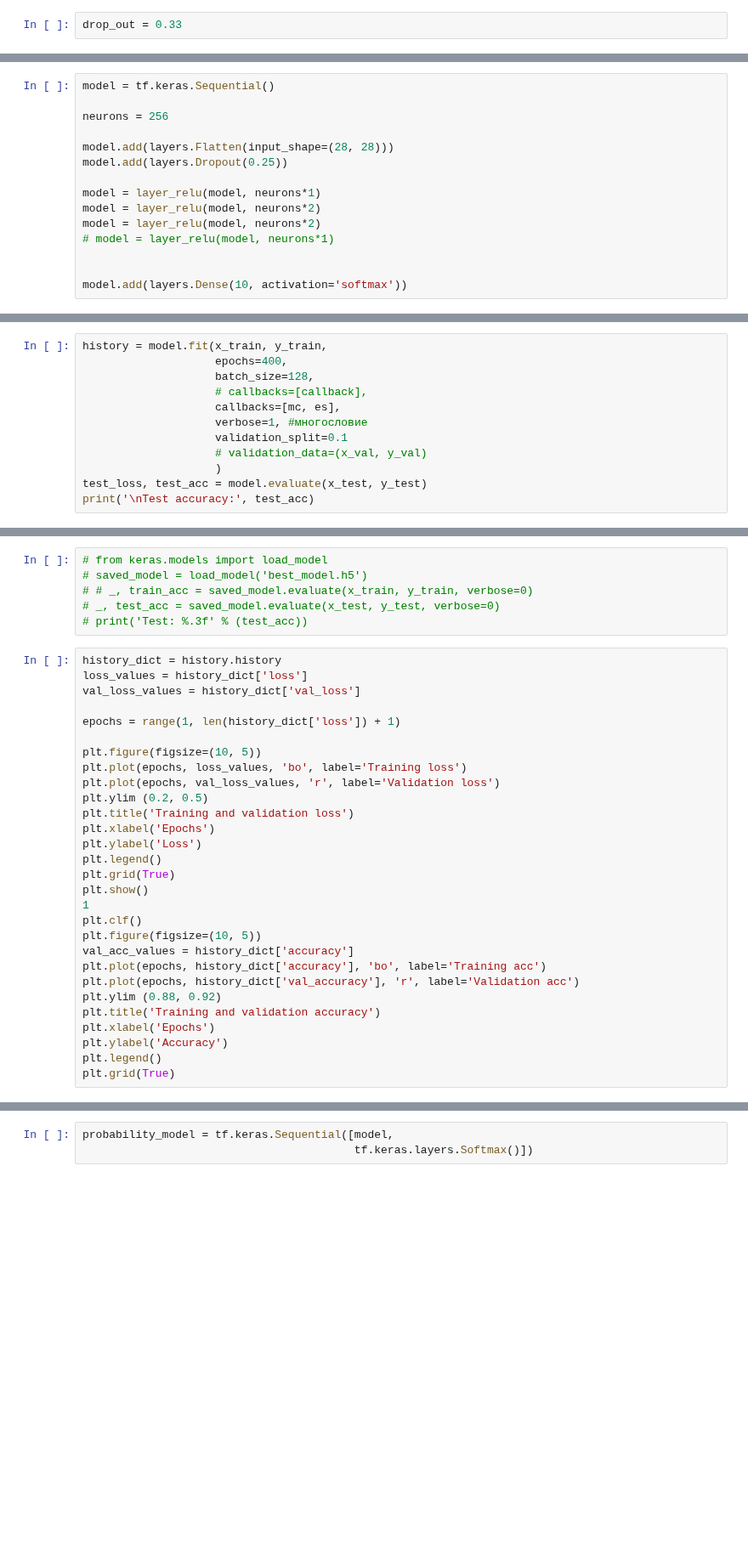
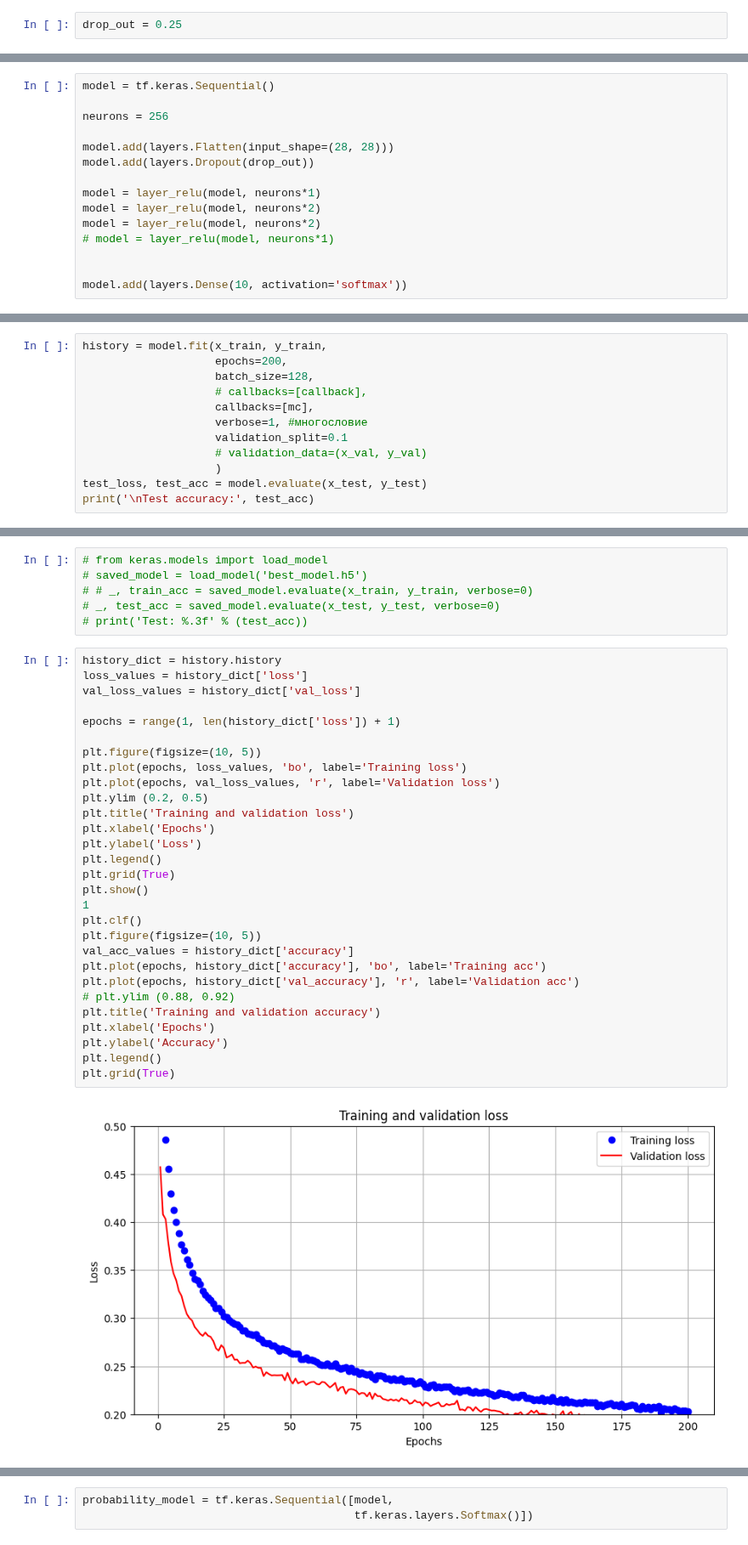
Before and after one commit to PavelStelmakhV/hw310-keras-fasion-mnist, a Jupyter notebook: keras_fasion_mnist_hw.ipynb, the cells around one changed output, grey strips where cells are left out. Shown at 85% size. Drawn from its saved outputs; the diff is of its cells as text; blank space fills up the shorter version.

```diff
--- a/keras_fasion_mnist_hw.ipynb
+++ b/keras_fasion_mnist_hw.ipynb
@@ -28,7 +79,7 @@ w_init_tanh = initializers.glorot_normal(seed=111)
 w_init_relu = initializers.HeUniform(seed=24)
 b_init = initializers.Zeros()
 # %%
-drop_out = 0.33
+drop_out = 0.25
 # %%
 def layer_relu(model, neurons):
   model.add(BatchNormalization())
@@ -53,7 +104,7 @@ model = tf.keras.Sequential()
 neurons = 256
 
 model.add(layers.Flatten(input_shape=(28, 28)))
-model.add(layers.Dropout(0.25))
+model.add(layers.Dropout(drop_out))
 
 model = layer_relu(model, neurons*1)
 model = layer_relu(model, neurons*2)
@@ -102,10 +153,10 @@ es = callbacks.EarlyStopping(monitor='val_loss', mode='min', verbose=0, patience
 mc = callbacks.ModelCheckpoint('best_model.h5', monitor='accuracy', mode='max', verbose=0, save_best_only=True)
 # %%
 history = model.fit(x_train, y_train,
-                    epochs=400,
+                    epochs=200,
                     batch_size=128,
                     # callbacks=[callback],
-                    callbacks=[mc, es],
+                    callbacks=[mc],
                     verbose=1, #многословие
                     validation_split=0.1
                     # validation_data=(x_val, y_val)
@@ -152,29 +210,31 @@ print(result)
 # %%
 history_dict = history.history
 loss_values = history_dict['loss']
 val_loss_values = history_dict['val_loss']
 
 epochs = range(1, len(history_dict['loss']) + 1)
 
 plt.figure(figsize=(10, 5))
 plt.plot(epochs, loss_values, 'bo', label='Training loss')
 plt.plot(epochs, val_loss_values, 'r', label='Validation loss')
 plt.ylim (0.2, 0.5)
 plt.title('Training and validation loss')
 plt.xlabel('Epochs')
 plt.ylabel('Loss')
 plt.legend()
 plt.grid(True)
 plt.show()
 1
 plt.clf()
 plt.figure(figsize=(10, 5))
 val_acc_values = history_dict['accuracy']
 plt.plot(epochs, history_dict['accuracy'], 'bo', label='Training acc')
 plt.plot(epochs, history_dict['val_accuracy'], 'r', label='Validation acc')
-plt.ylim (0.88, 0.92)
+# plt.ylim (0.88, 0.92)
 plt.title('Training and validation accuracy')
 plt.xlabel('Epochs')
 plt.ylabel('Accuracy')
 plt.legend()
 plt.grid(True)
+# %% [output]
+[figure, added]
```
Also changed, not shown: parts of 20 cells of this notebook.
